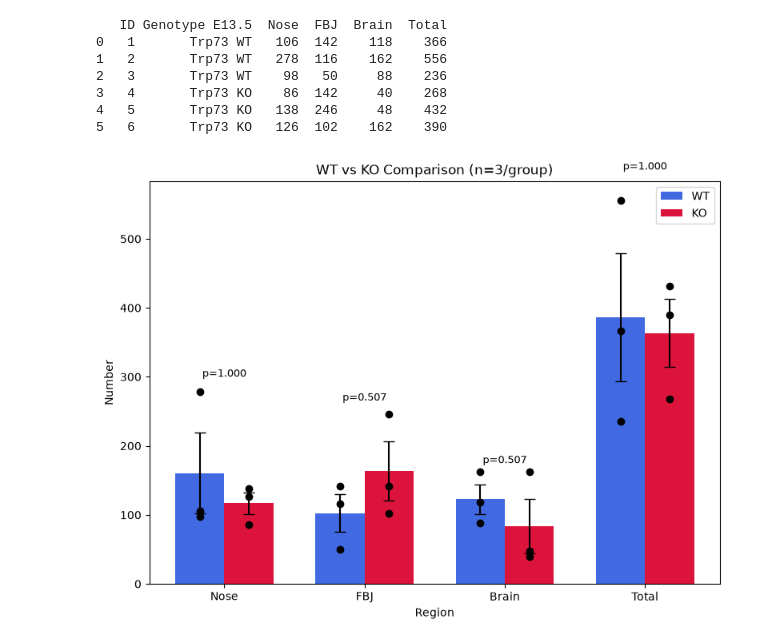
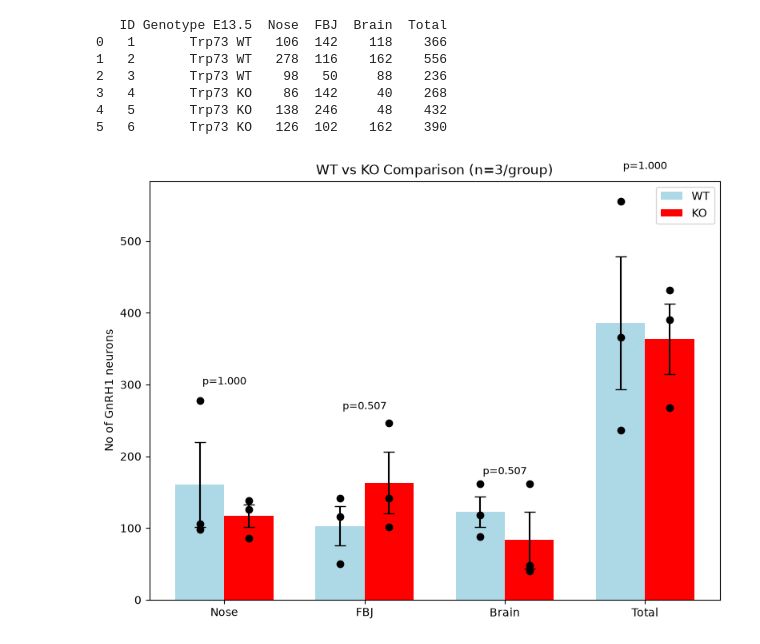
Before and after one commit to Sdivekar05/ABIO558-Shraddha, a Jupyter notebook: Assignment 5.ipynb, the cells around one changed output. Cells and saved outputs as stored; diff of their text form; code cells hidden in the pictures.

```diff
--- a/Assignment 5.ipynb
+++ b/Assignment 5.ipynb
@@ -59,20 +59,20 @@ for region in regions:
 
     p_values.append(p)
 
-# Create figure
+# Created figure
 fig, ax = plt.subplots(figsize=(8,6))
 
 x = np.arange(len(regions))
 width = 0.35
 
-# Bars
+# Bar graph
 ax.bar(
     x - width/2,
     wt_means,
     width,
     yerr=wt_sems,
     capsize=5,
-    color='royalblue',
+    color='lightBlue',
     label='WT'
 )
 
@@ -82,7 +82,7 @@ ax.bar(
     width,
     yerr=ko_sems,
     capsize=5,
-    color='crimson',
+    color='Red',
     label='KO'
 )
 
@@ -99,33 +99,32 @@ for i, region in enumerate(regions):
         zorder=10
     )
 
     ax.scatter(
         np.repeat(x[i]+width/2, len(ko_vals)),
         ko_vals,
         color='black',
         zorder=10
     )
 
     # p value above bars
     ymax = max(max(wt_vals), max(ko_vals))
     ax.text(
         x[i],
         ymax + ymax*0.08,
         f"p={p_values[i]:.3f}",
         ha='center',
         fontsize=9
     )
 
 ax.set_xticks(x)
 ax.set_xticklabels(regions)
 
-ax.set_ylabel("Number")
-ax.set_xlabel("Region")
+ax.set_ylabel("No of GnRH1 neurons")
 ax.set_title("WT vs KO Comparison (n=3/group)")
 ax.legend()
 
 plt.tight_layout()
 plt.savefig("WT_KO_AllRegions.png", dpi=300)
 plt.show()
 # %% [output]
-[figure, old version]
+[figure, new version]
```
Also changed, not shown: 2 other files.
